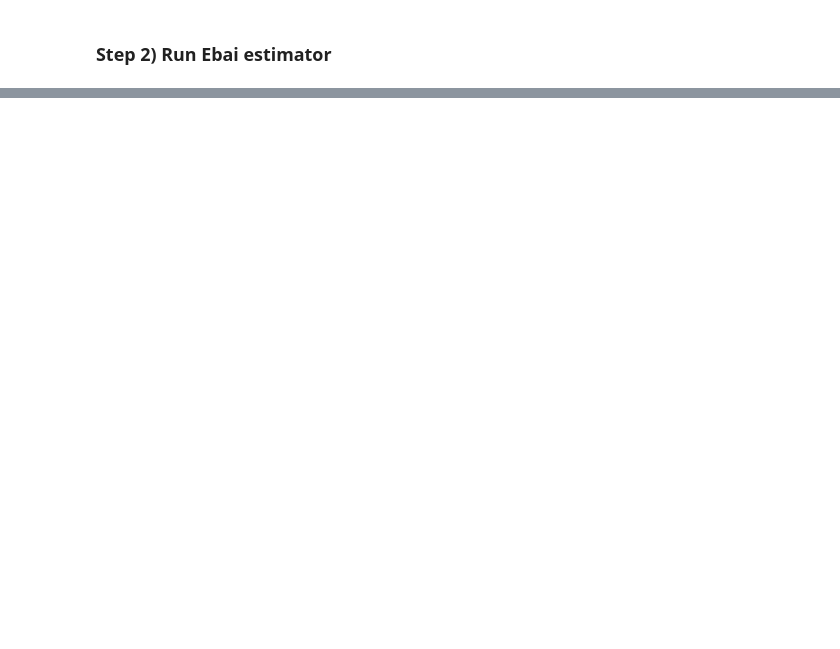
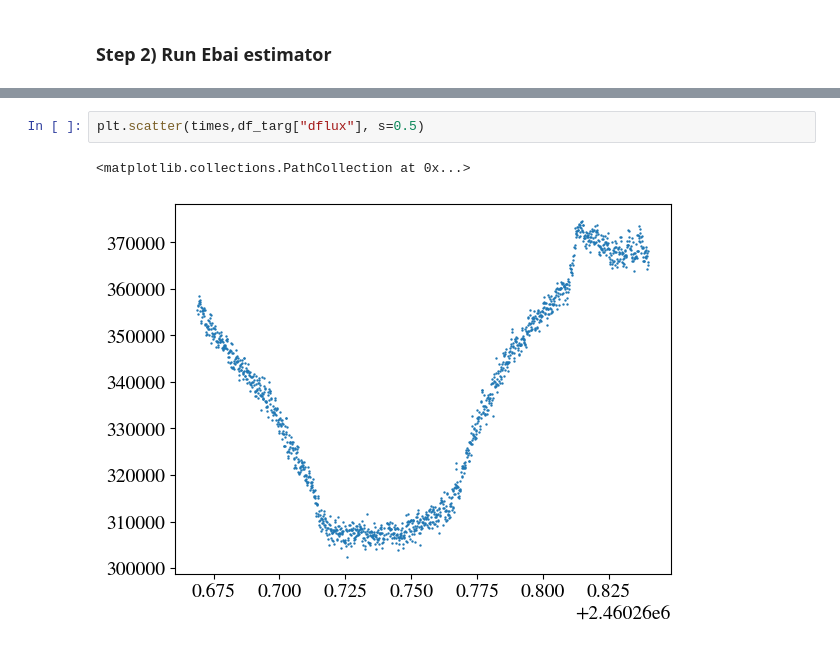
Before and after one commit to sagesanto/contactBinaries, a Jupyter notebook: phoebe_inverseProb.ipynb, the cells around one changed output, grey strips where cells are left out. Cells and saved outputs as stored; diff of their text form; blank space fills up the shorter version.

```diff
--- a/phoebe_inverseProb.ipynb
+++ b/phoebe_inverseProb.ipynb
@@ -60,0 +131,5 @@ df.to_csv("target_phot_forPhoebe.csv")
+# %%
+plt.scatter(times,df_targ["dflux"], s=0.5)
+# %% [output]
+<matplotlib.collections.PathCollection at 0x...>
+[figure, added]
```
Also changed, not shown: parts of 21 cells of this notebook, 6 other files.
